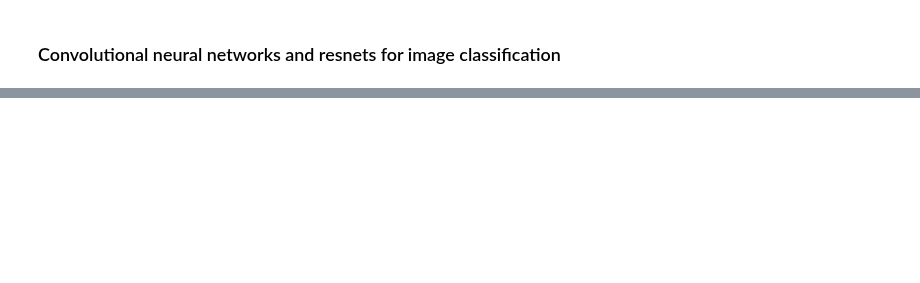
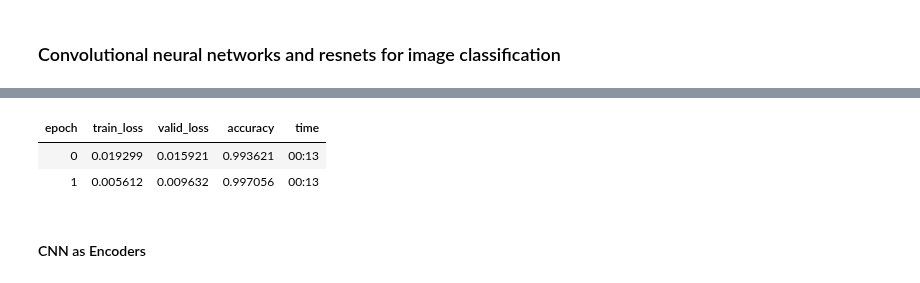
Before and after one commit to isa-ulisboa/greends-pml-2022-2023, a Jupyter notebook: ML_overview_with_examples.ipynb, the cells around one changed output, grey strips where cells are left out. Cells and saved outputs as stored; diff of their text form; code cells hidden in the pictures; blank space fills up the shorter version.

```diff
--- a/ML_overview_with_examples.ipynb
+++ b/ML_overview_with_examples.ipynb
@@ -750,3 +927,17 @@ Then, calculations proceed to the following layer, and so on, until they reach
+# %%
+def conv(ni, nf, ks=3, act=True):
+    layers = [nn.Conv2d(ni, nf, stride=2, kernel_size=ks, padding=ks//2)]
+    if act: layers.append(nn.ReLU())
+    layers.append(nn.BatchNorm2d(nf))
+    return nn.Sequential(*layers)
+
+learn.fit_one_cycle(2, 0.01)
+# %% [output]
+| epoch | train_loss | valid_loss | accuracy | time |
+| 0 | 0.019299 | 0.015921 | 0.993621 | 00:13 |
+| 1 | 0.005612 | 0.009632 | 0.997056 | 00:13 |
+# %% [markdown]
+#### CNN as Encoders
 # %% [markdown]
 LeNet (1998) to VGG-net (2015) are two examples of convolutional neural networks for image classification. Typically, they have an input layer which is a tensor that represents an image with dimension *(number rows, number columns, number channels)*, followed by sets of *convolutional* layers, *ReLu* layers, and *pooling* layers, and at the end they have a couple of   *fully connected layers*  followed by a *sofwmax* or a *sigmoid layer*.
 
```
Also changed, not shown: parts of 42 cells of this notebook.
